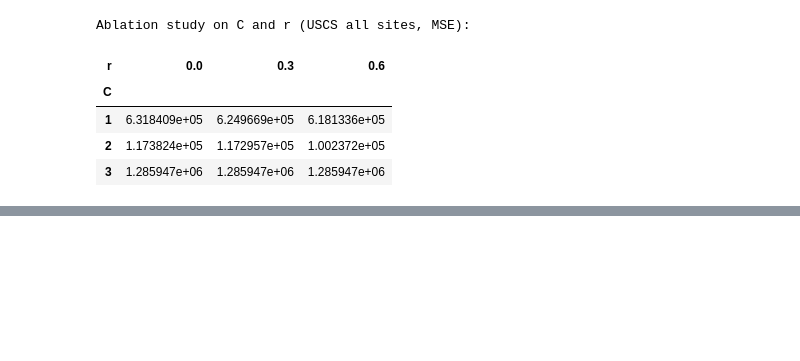
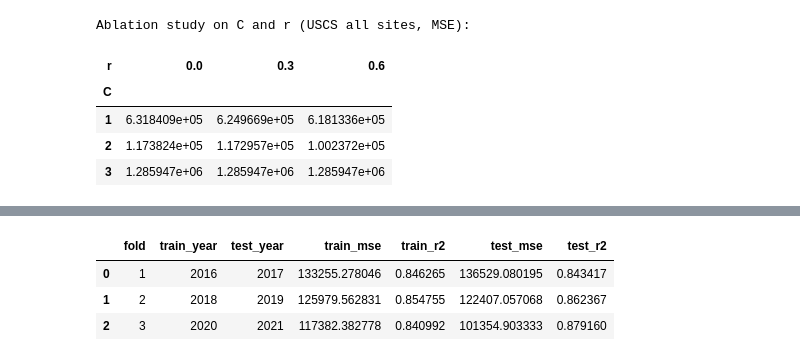
Before and after one commit to zorinayu/GenomicInfoSci-CancerRiskAnalysis, a Jupyter notebook: notebooks/model_a_probabilistic.ipynb, the cells around one changed output, grey strips where cells are left out. Drawn from its saved outputs; the diff is of its cells as text; code cells hidden in the pictures; blank space fills up the shorter version.

```diff
--- a/notebooks/model_a_probabilistic.ipynb
+++ b/notebooks/model_a_probabilistic.ipynb
@@ -798,0 +824,75 @@ Ablation study on C and r (USCS all sites, MSE):
+# %%
+# 8.2 Cross-Validation (Time-series split)
+
+from sklearn.model_selection import TimeSeriesSplit
+import warnings
+warnings.filterwarnings('ignore')
+
+# Prepare data for multiple years
+cv_years = sorted([y for y in available_years if 2015 <= y <= 2022])
+print(f"Years for cross-validation: {cv_years}")
+
+if len(cv_years) >= 3:
+    # Use TimeSeriesSplit for temporal cross-validation
+    tscv = TimeSeriesSplit(n_splits=min(3, len(cv_years) - 1))
+
+    cv_results = []
+
+    # Prepare data for each year
+    year_data = {}
+    for year in cv_years:
+        ages_y, rates_y = prepare_age_incidence_data(all_sites_age_inc, target_year=year)
+        year_data[year] = {'ages': ages_y, 'rates': rates_y}
+
+    # Perform cross-validation
+    year_indices = list(range(len(cv_years)))
+    for fold_idx, (train_idx, test_idx) in enumerate(tscv.split(year_indices)):
+        train_years_fold = [cv_years[i] for i in train_idx]
+        test_years_fold = [cv_years[i] for i in test_idx]
+
+        # Use the most recent training year for fitting
+        train_year_fold = train_years_fold[-1]
+        test_year_fold = test_years_fold[0]
+
+        # Get data
+        ages_train_cv = year_data[train_year_fold]['ages']
+        rates_train_cv = year_data[train_year_fold]['rates']
+        ages_test_cv = year_data[test_year_fold]['ages']
+        rates_test_cv = year_data[test_year_fold]['rates']
+
+        # Fit model
+        model_cv = MutationAccumulationModel(p=7.5e-10, M=500000, divisions_per_year=1.85, C=2)
+        pred_train_cv = model_cv.predict_scaled(ages_train_cv, scale_to_max=rates_train_cv.max())
+        pred_test_cv = model_cv.predict_scaled(ages_test_cv, scale_to_max=rates_train_cv.max())
+
+        # Calculate metrics
+        train_mse_cv = mean_squared_error(rates_train_cv, pred_train_cv)
+        train_r2_cv = r2_score(rates_train_cv, pred_train_cv)
+        test_mse_cv = mean_squared_error(rates_test_cv, pred_test_cv)
+        test_r2_cv = r2_score(rates_test_cv, pred_test_cv)
+
+        cv_results.append({
+            'fold': fold_idx + 1,
+            'train_year': train_year_fold,
+            'test_year': test_year_fold,
+            'train_mse': train_mse_cv,
+            'train_r2': train_r2_cv,
+            'test_mse': test_mse_cv,
+            'test_r2': test_r2_cv
+        })
+
+    cv_df = pd.DataFrame(cv_results)
+
+    print(f"\n{'='*60}")
+    print(f"Cross-Validation Results (Time-Series Split):")
+    print(f"{'='*60}")
+    display(cv_df)
+
+    print(f"\nAverage Cross-Validation Metrics:")
+    print(f"  Train MSE: {cv_df['train_mse'].mean():.2f} ± {cv_df['train_mse'].std():.2f}")
+    print(f"  Train R²: {cv_df['train_r2'].mean():.4f} ± {cv_df['train_r2'].std():.4f}")
+    print(f"  Test MSE: {cv_df['test_mse'].mean():.2f} ± {cv_df['test_mse'].std():.2f}")
+    print(f"  Test R²: {cv_df['test_r2'].mean():.4f} ± {cv_df['test_r2'].std():.4f}")
+else:
+    print("Insufficient years for cross-validation. Need at least 3 years.")
+# %% [output]
@@ -798,0 +904,4 @@ Ablation study on C and r (USCS all sites, MSE):
+|  | fold | train_year | test_year | train_mse | train_r2 | test_mse | test_r2 |
+| 0 | 1 | 2016 | 2017 | 133255.278046 | 0.846265 | 136529.080195 | 0.843417 |
+| 1 | 2 | 2018 | 2019 | 125979.562831 | 0.854755 | 122407.057068 | 0.862367 |
+| 2 | 3 | 2020 | 2021 | 117382.382778 | 0.840992 | 101354.903333 | 0.879160 |
```
Also changed, not shown: parts of 8 cells of this notebook, 7 other files.
